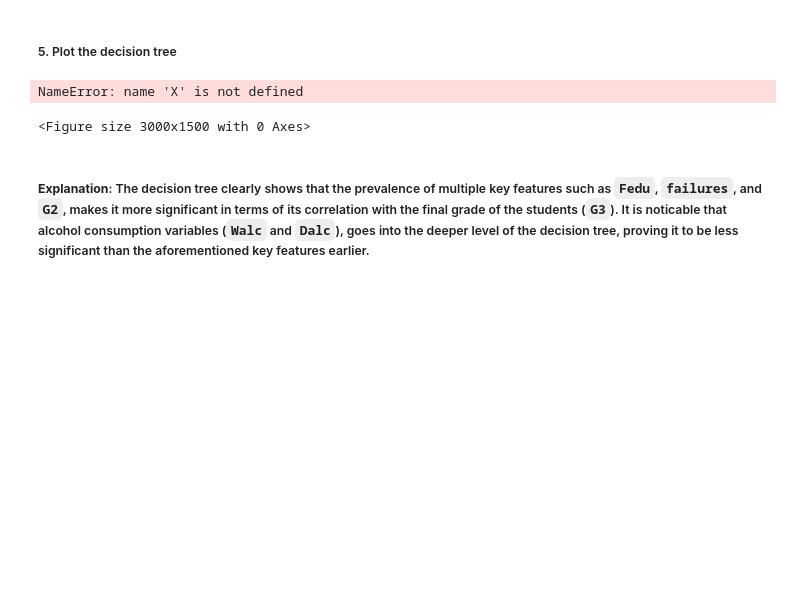
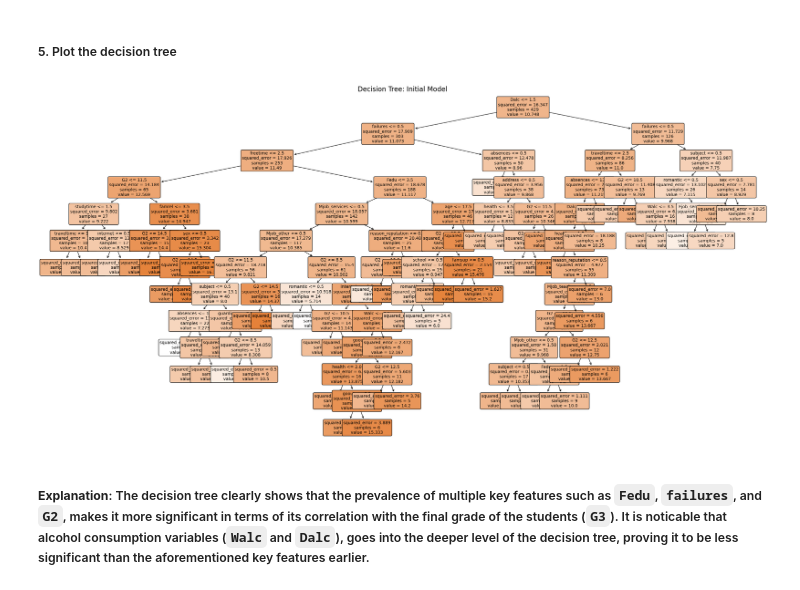
Before and after one commit to MiguelCarloKua/STINTSY_AlcoholConsumption, a Jupyter notebook: STINTSY_StudentAlcohol.ipynb, the cells around one changed output. Cells and saved outputs as stored; diff of their text form; code cells hidden in the pictures; blank space fills up the shorter version.

```diff
--- a/STINTSY_StudentAlcohol.ipynb
+++ b/STINTSY_StudentAlcohol.ipynb
@@ -629,12 +629,11 @@ R² Score: 0.40
 # %%
 from sklearn import tree
 plt.figure(figsize=(30, 15))
-tree.plot_tree(dtr, feature_names=X.columns, filled=True, rounded=True, fontsize=10)
+tree.plot_tree(dtr, feature_names=X_tree.columns, filled=True, rounded=True, fontsize=10)
 plt.title("Decision Tree: Initial Model", fontsize=16)
 plt.show()
 # %% [output]
-NameError: name 'X' is not defined
-<Figure size 3000x1500 with 0 Axes>
+[figure, added]
 # %% [markdown]
 ##### **Explanation**: The decision tree clearly shows that the prevalence of multiple key features such as `Fedu`, `failures`, and `G2`, makes it more significant in terms of its correlation with the final grade of the students (`G3`). It is noticable that alcohol consumption variables (`Walc` and `Dalc`), goes into the deeper level of the decision tree, proving it to be less significant than the aforementioned key features earlier.
 # %% [markdown]
```
Also changed, not shown: parts of 24 cells of this notebook.
